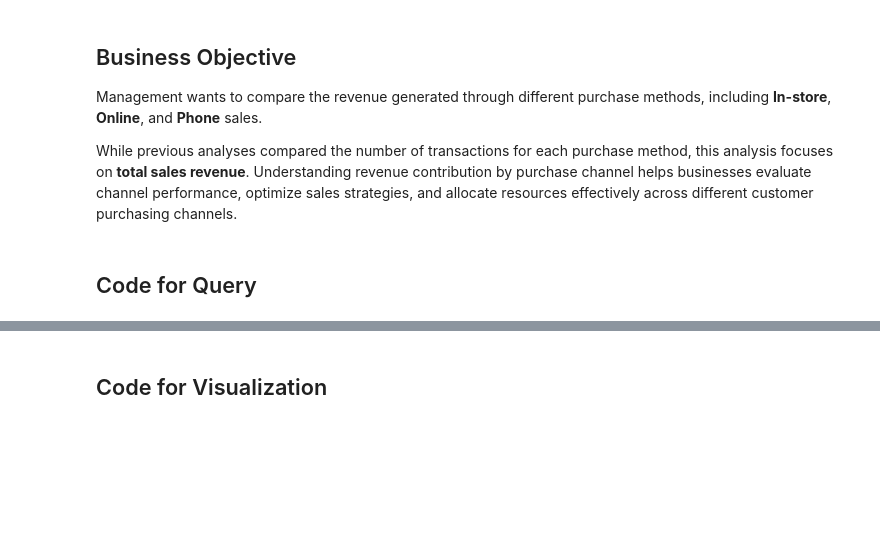
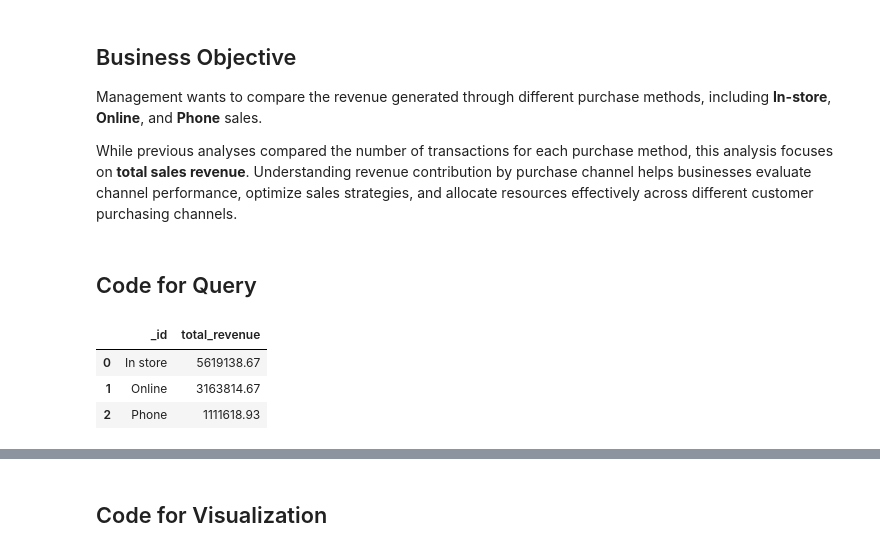
Before and after one commit to thanuja-reddi/MongoDB_EDA_Case_Study, a Jupyter notebook: notebooks/homework_casestudy_questions.ipynb, the cells around one changed output, grey strips where cells are left out. Drawn from its saved outputs; the diff is of its cells as text; code cells hidden in the pictures; blank space fills up the shorter version.

```diff
--- a/notebooks/homework_casestudy_questions.ipynb
+++ b/notebooks/homework_casestudy_questions.ipynb
@@ -941,3 +941,38 @@ Management wants to compare the revenue generated through different purchase met
 While previous analyses compared the number of transactions for each purchase method, this analysis focuses on **total sales revenue**. Understanding revenue contribution by purchase channel helps businesses evaluate channel performance, optimize sales strategies, and allocate resources effectively across different customer purchasing channels.
 # %% [markdown]
 ## Code for Query
+# %%
+pipeline = [
+    {
+        "$unwind": "$items"
+    },
+    {
+        "$group": {
+            "_id": "$purchaseMethod",
+            "total_revenue": {
+                "$sum": {
+                    "$multiply": [
+                        "$items.quantity",
+                        "$items.price"
+                    ]
+                }
+            }
+        }
+    },
+    {
+        "$sort": {
+            "total_revenue": -1
+        }
+    }
+]
+
+result = list(sales.aggregate(pipeline))
+
+purchase_revenue = pd.DataFrame(result)
+
+purchase_revenue
+# %% [output]
+|  | _id | total_revenue |
+| 0 | In store | 5619138.67 |
+| 1 | Online | 3163814.67 |
+| 2 | Phone | 1111618.93 |
```
Also changed, not shown: parts of 4 cells of this notebook.
